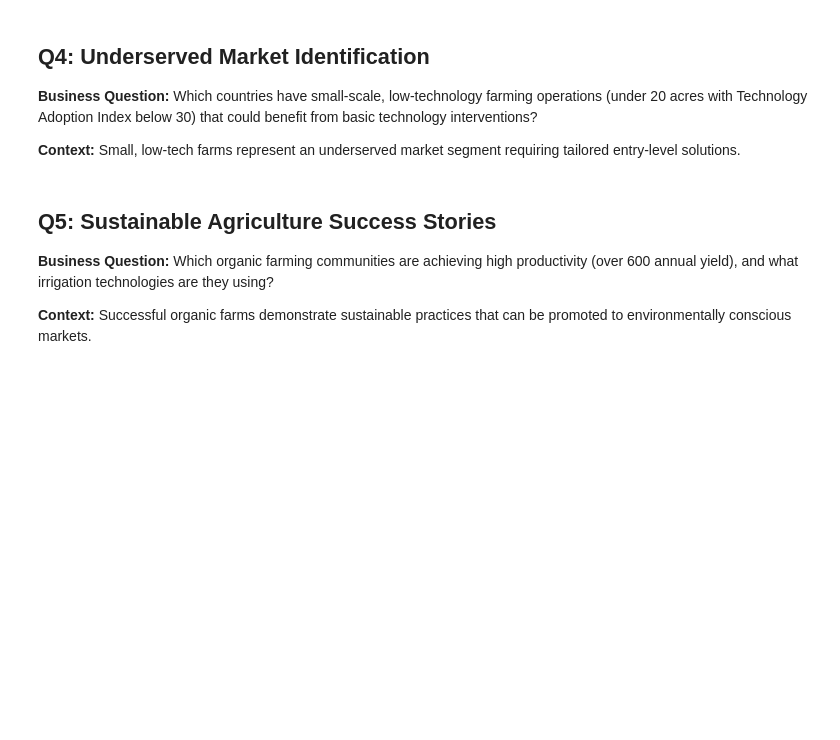
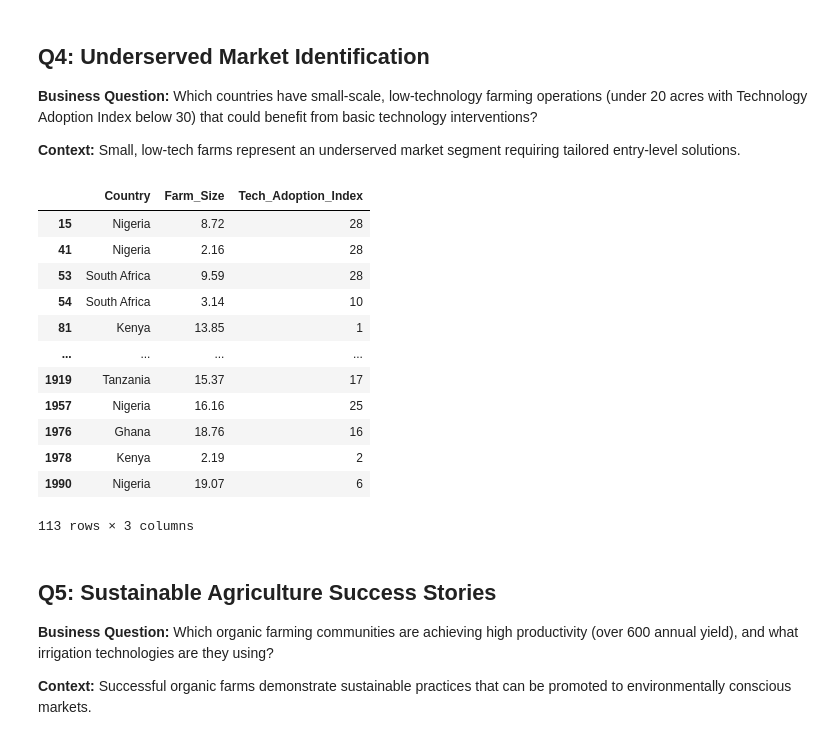
Before and after one commit to lekoundanmgedeon/data-preprocessing-daily-reports, a Jupyter notebook: assignements/A1_data_prep/Assignment_01.ipynb, the cells around one changed output. Cells and saved outputs as stored; diff of their text form; code cells hidden in the pictures; blank space fills up the shorter version.

```diff
--- a/assignements/A1_data_prep/Assignment_01.ipynb
+++ b/assignements/A1_data_prep/Assignment_01.ipynb
@@ -340,6 +439,26 @@ For each question below, provide the Python pandas code and provide a key insigh
 **Business Question:** Which countries have small-scale, low-technology farming operations (under 20 acres with Technology Adoption Index below 30) that could benefit from basic technology interventions?
 
 **Context:** Small, low-tech farms represent an underserved market segment requiring tailored entry-level solutions.
+# %%
+country_low_identification = africa_agriculture_data[
+    (africa_agriculture_data['Farm_Size']<20)
+    &(africa_agriculture_data['Tech_Adoption_Index']<30)][['Country','Farm_Size', 'Tech_Adoption_Index']]
+# %%
+country_low_identification
+# %% [output]
+|  | Country | Farm_Size | Tech_Adoption_Index |
+| 15 | Nigeria | 8.72 | 28 |
+| 41 | Nigeria | 2.16 | 28 |
+| 53 | South Africa | 9.59 | 28 |
+| 54 | South Africa | 3.14 | 10 |
+| 81 | Kenya | 13.85 | 1 |
+| ... | ... | ... | ... |
+| 1919 | Tanzania | 15.37 | 17 |
+| 1957 | Nigeria | 16.16 | 25 |
+| 1976 | Ghana | 18.76 | 16 |
+| 1978 | Kenya | 2.19 | 2 |
+| 1990 | Nigeria | 19.07 | 6 |
+113 rows × 3 columns
 # %% [markdown]
 ## Q5: Sustainable Agriculture Success Stories
 **Business Question:** Which organic farming communities are achieving high productivity (over 600 annual yield), and what irrigation technologies are they using?
```
Also changed, not shown: parts of 18 cells of this notebook.
